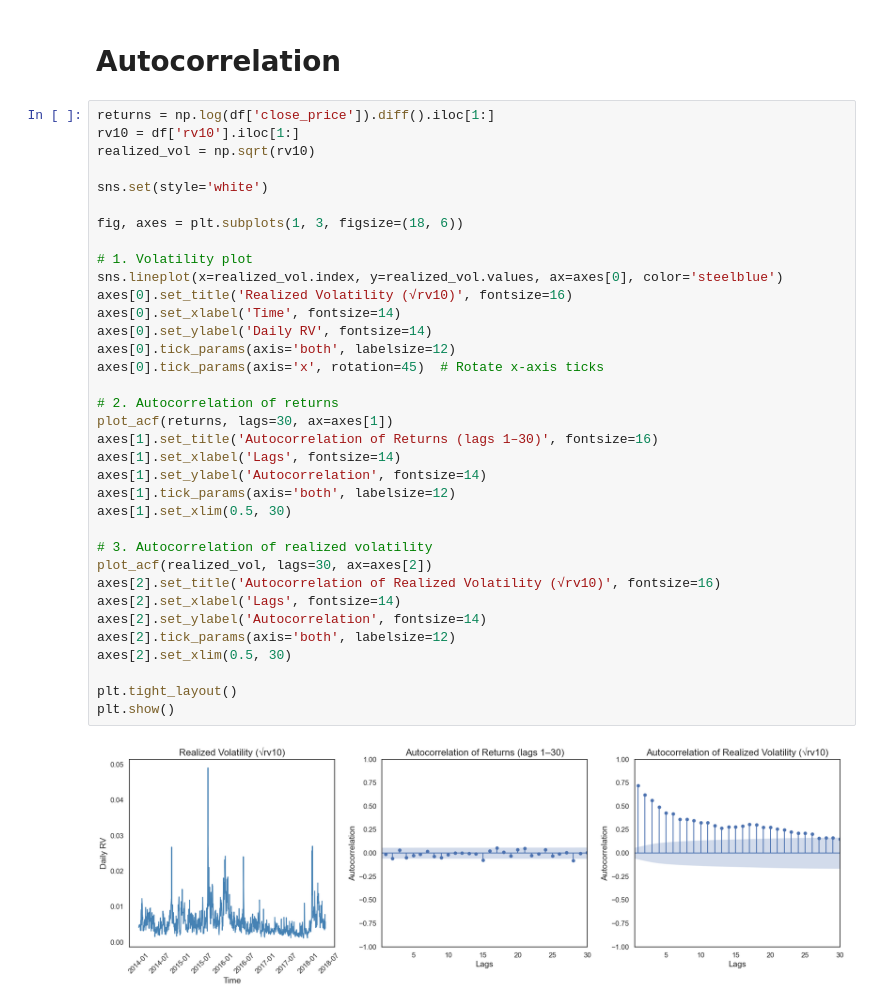
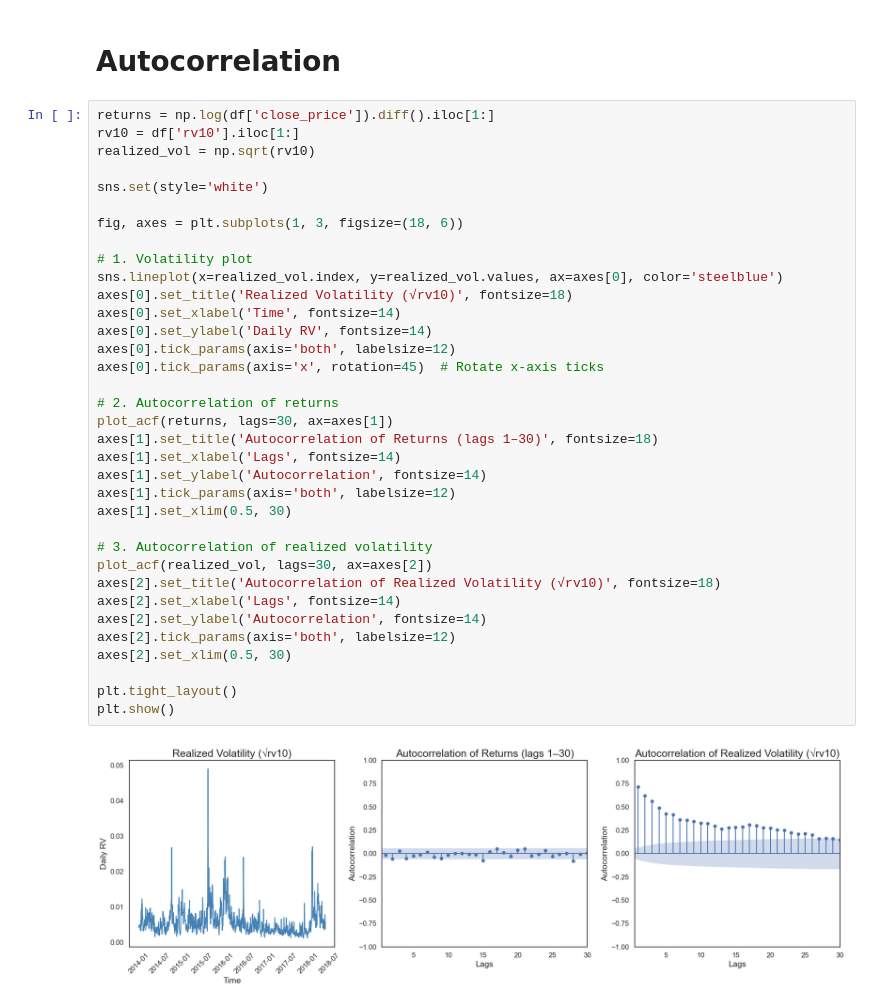
Before and after one commit to HyunminHong/Kalman-Heston-Filter, a Jupyter notebook: simulation/plotting_data.ipynb, the cells around one changed output. Saved outputs shown, nothing was run; the diff lists cells and outputs as text.

```diff
--- a/simulation/plotting_data.ipynb
+++ b/simulation/plotting_data.ipynb
@@ -77,34 +77,34 @@ rv10 = df['rv10'].iloc[1:]
 realized_vol = np.sqrt(rv10)
 
 sns.set(style='white')
 
 fig, axes = plt.subplots(1, 3, figsize=(18, 6))
 
 # 1. Volatility plot
 sns.lineplot(x=realized_vol.index, y=realized_vol.values, ax=axes[0], color='steelblue')
-axes[0].set_title('Realized Volatility (√rv10)', fontsize=16)
+axes[0].set_title('Realized Volatility (√rv10)', fontsize=18)
 axes[0].set_xlabel('Time', fontsize=14)
 axes[0].set_ylabel('Daily RV', fontsize=14)
 axes[0].tick_params(axis='both', labelsize=12)
 axes[0].tick_params(axis='x', rotation=45)  # Rotate x-axis ticks
 
 # 2. Autocorrelation of returns
 plot_acf(returns, lags=30, ax=axes[1])
-axes[1].set_title('Autocorrelation of Returns (lags 1–30)', fontsize=16)
+axes[1].set_title('Autocorrelation of Returns (lags 1–30)', fontsize=18)
 axes[1].set_xlabel('Lags', fontsize=14)
 axes[1].set_ylabel('Autocorrelation', fontsize=14)
 axes[1].tick_params(axis='both', labelsize=12)
 axes[1].set_xlim(0.5, 30)
 
 # 3. Autocorrelation of realized volatility
 plot_acf(realized_vol, lags=30, ax=axes[2])
-axes[2].set_title('Autocorrelation of Realized Volatility (√rv10)', fontsize=16)
+axes[2].set_title('Autocorrelation of Realized Volatility (√rv10)', fontsize=18)
 axes[2].set_xlabel('Lags', fontsize=14)
 axes[2].set_ylabel('Autocorrelation', fontsize=14)
 axes[2].tick_params(axis='both', labelsize=12)
 axes[2].set_xlim(0.5, 30)
 
 plt.tight_layout()
 plt.show()
 # %% [output]
-[figure, old version]
+[figure, new version]
```
